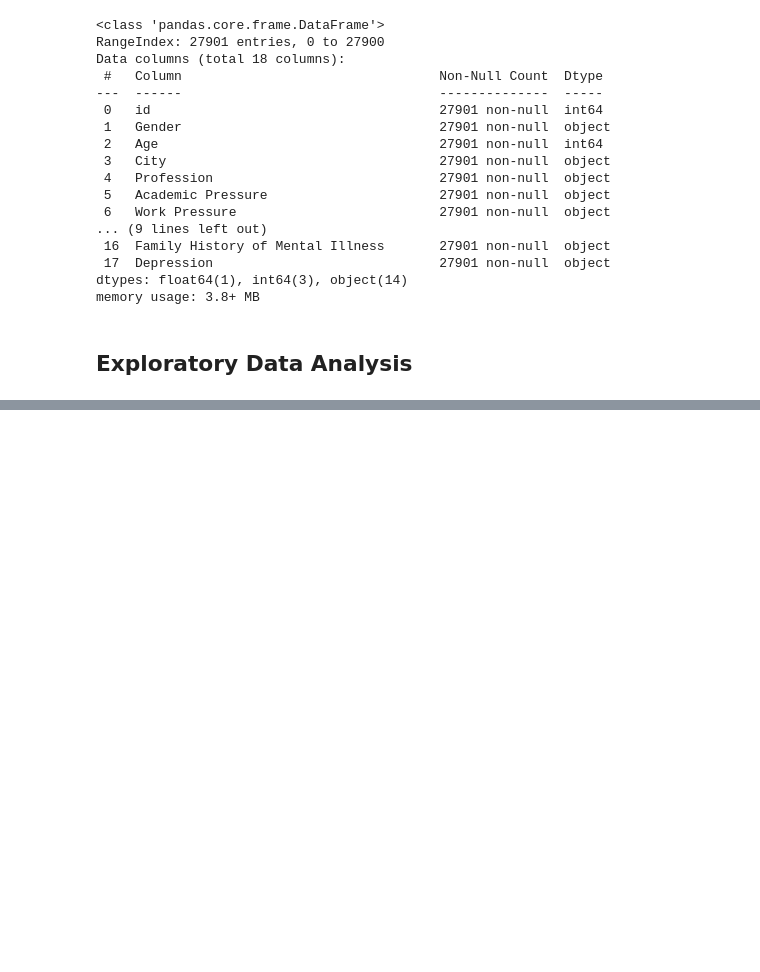
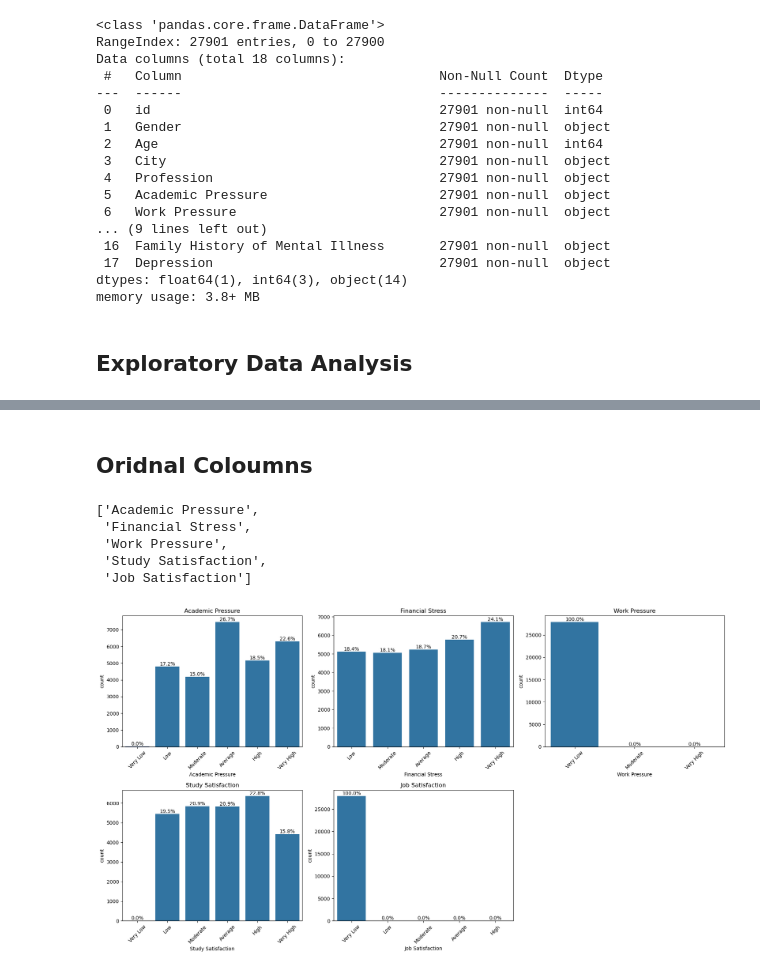
Before and after one commit to AkhileshDesai19/Student_depression_Data_Analysis, a Jupyter notebook: student_depression_analysis.ipynb, the cells around one changed output, grey strips where cells are left out. Cells and saved outputs as stored; diff of their text form; code cells hidden in the pictures; blank space fills up the shorter version.

```diff
--- a/student_depression_analysis.ipynb
+++ b/student_depression_analysis.ipynb
@@ -400,0 +591,58 @@ memory usage: 3.8+ MB
+# %% [markdown]
+## Oridnal Coloumns
+# %%
+to_cat
+# %% [output]
+['Academic Pressure',
+ 'Financial Stress',
+ 'Work Pressure',
+ 'Study Satisfaction',
+ 'Job Satisfaction']
+# %%
+
+to_cat = [
+    'Academic Pressure',
+    'Financial Stress',
+    'Work Pressure',
+    'Study Satisfaction',
+    'Job Satisfaction'
+]
+
+# Adjust according to your actual labels
+order = ['Very Low', 'Low', 'Moderate', 'Average', 'High', 'Very High']
+
+fig, axes = plt.subplots(2, 3, figsize=(18, 10))
+axes = axes.flatten()
+
+for i, col in enumerate(to_cat):
+
+    ax = sns.countplot(
+        data=df,
+        x=col,
+        order=[x for x in order if x in df[col].unique()],
+        ax=axes[i]
+    )
+
+    total = len(df)
+
+    for p in ax.patches:
+        pct = 100 * p.get_height() / total
+
+        ax.annotate(
+            f'{pct:.1f}%',
+            (p.get_x() + p.get_width()/2, p.get_height()),
+            ha='center',
+            va='bottom'
+        )
+
+    ax.set_title(col)
+    ax.tick_params(axis='x', rotation=45)
+
+# Remove the extra empty subplot
+if len(to_cat) < len(axes):
+    fig.delaxes(axes[-1])
+
+plt.tight_layout()
+plt.show()
+# %% [output]
+[figure, added]
```
Also changed, not shown: parts of 31 cells of this notebook.
